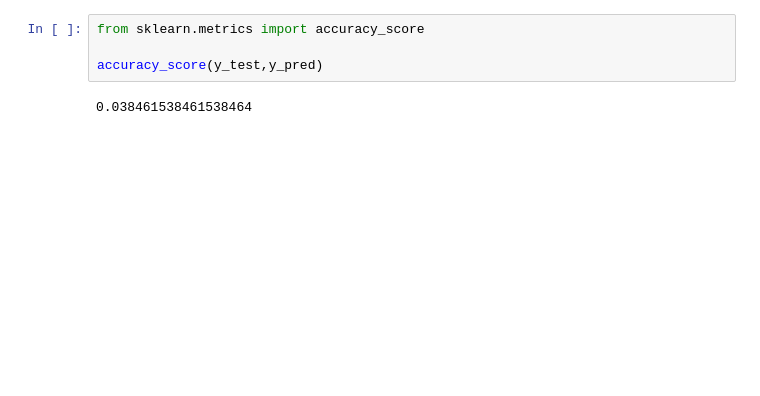
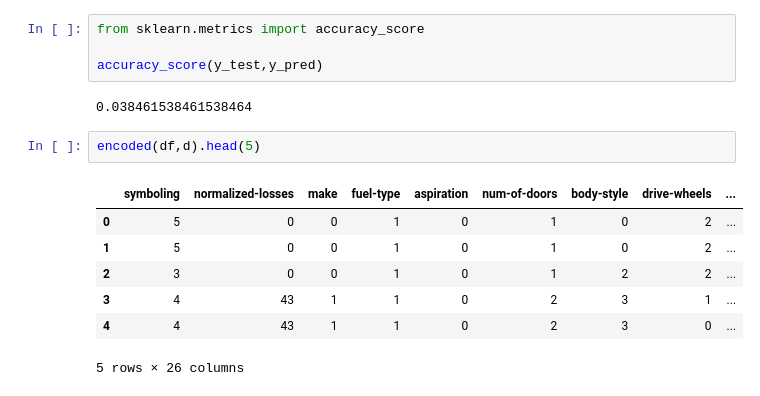
Before and after one commit to ajdjyt/fai-lab, a Jupyter notebook: FAI 4-6.ipynb, the cells around one changed output. Drawn from its saved outputs; the diff is of its cells as text; blank space fills up the shorter version.

```diff
--- a/FAI 4-6.ipynb
+++ b/FAI 4-6.ipynb
@@ -177,3 +188,13 @@ from sklearn.metrics import accuracy_score
 accuracy_score(y_test,y_pred)
 # %% [output]
 0.038461538461538464
+# %%
+encoded(df,d).head(5)
+# %% [output]
+|  | symboling | normalized-losses | make | fuel-type | aspiration | num-of-doors | body-style | drive-wheels | ... |
+| 0 | 5 | 0 | 0 | 1 | 0 | 1 | 0 | 2 | ... |
+| 1 | 5 | 0 | 0 | 1 | 0 | 1 | 0 | 2 | ... |
+| 2 | 3 | 0 | 0 | 1 | 0 | 1 | 2 | 2 | ... |
+| 3 | 4 | 43 | 1 | 1 | 0 | 2 | 3 | 1 | ... |
+| 4 | 4 | 43 | 1 | 1 | 0 | 2 | 3 | 0 | ... |
+5 rows × 26 columns
```
Also changed, not shown: parts of 3 cells of this notebook.
